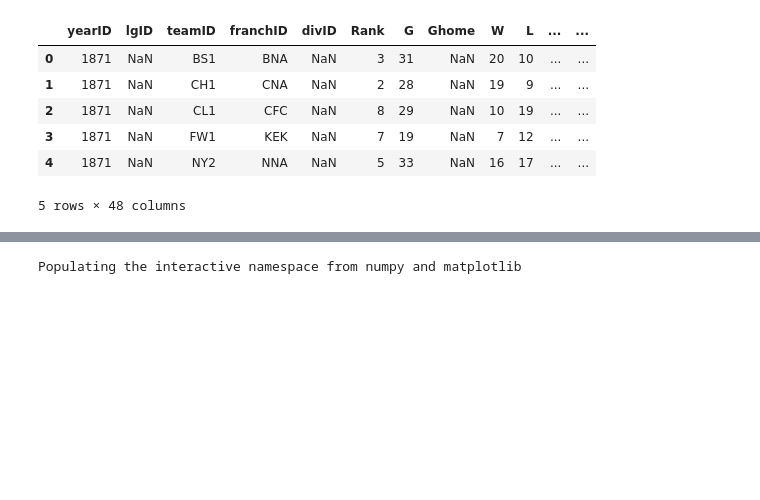
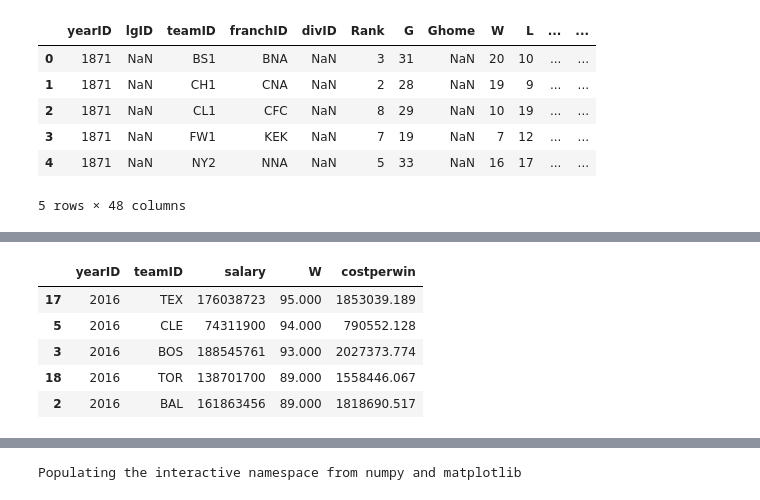
Before and after one commit to granluo/P3-Descriptive-Statistics-Baseball, a Jupyter notebook: Baseball Analysis.ipynb, the cells around one changed output, grey strips where cells are left out. Saved outputs shown, nothing was run; the diff lists cells and outputs as text; code cells hidden in the pictures; blank space fills up the shorter version.

```diff
--- a/Baseball Analysis.ipynb
+++ b/Baseball Analysis.ipynb
@@ -51,13 +59,18 @@ pd.set_option('display.float_format', lambda x: '%.3f' % x)
 # %%
 # I grouped salary of the whole team by year and team and merge it with the table of teams.
 team_salaries_df_full =pd.merge(salaries_df.groupby(['yearID','teamID'],as_index=False).sum(),teams_df,on=['yearID','teamID'],how = 'left')
 #remove teams that have Nan data and pick the year
 team_salaries_in_the_year =  team_salaries_df_full[team_salaries_df_full['yearID']==year]
 team_salaries_df=team_salaries_in_the_year[np.isfinite(team_salaries_in_the_year['W'])].reset_index()
 # Add a column of cost per win
 team_salaries_df = team_salaries_df[['yearID','teamID','salary','W']].assign (costperwin = lambda x: x.salary/x.W)
 # Sort the table with the number of wins in a decending order
 team_salaries_df = team_salaries_df.sort_values(['W'],ascending =[False])
-
-team_bases_df = teams_df[teams_df['yearID']== year].dropna(axis = 0, how = 'any').reset_index()[['yearID','teamID','W','R','H','2B','3B','HR']]
-team_bases_df = team_bases_df.sort_values(['W'],ascending =[False])
+team_salaries_df.head()
+# %% [output]
+|  | yearID | teamID | salary | W | costperwin |
+| 17 | 2016 | TEX | 176038723 | 95.000 | 1853039.189 |
+| 5 | 2016 | CLE | 74311900 | 94.000 | 790552.128 |
+| 3 | 2016 | BOS | 188545761 | 93.000 | 2027373.774 |
+| 18 | 2016 | TOR | 138701700 | 89.000 | 1558446.067 |
+| 2 | 2016 | BAL | 161863456 | 89.000 | 1818690.517 |
```
Also changed, not shown: parts of 16 cells of this notebook.
